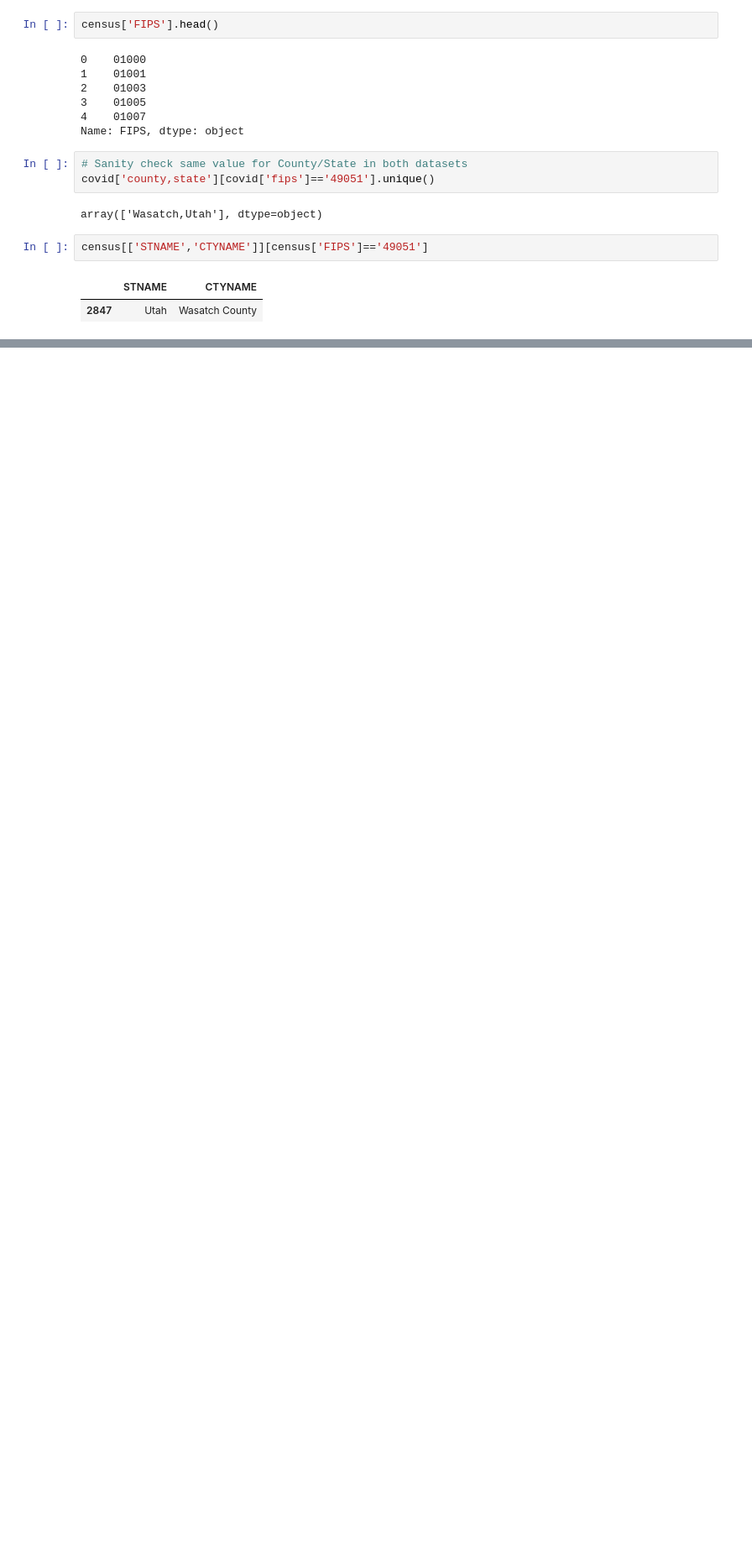
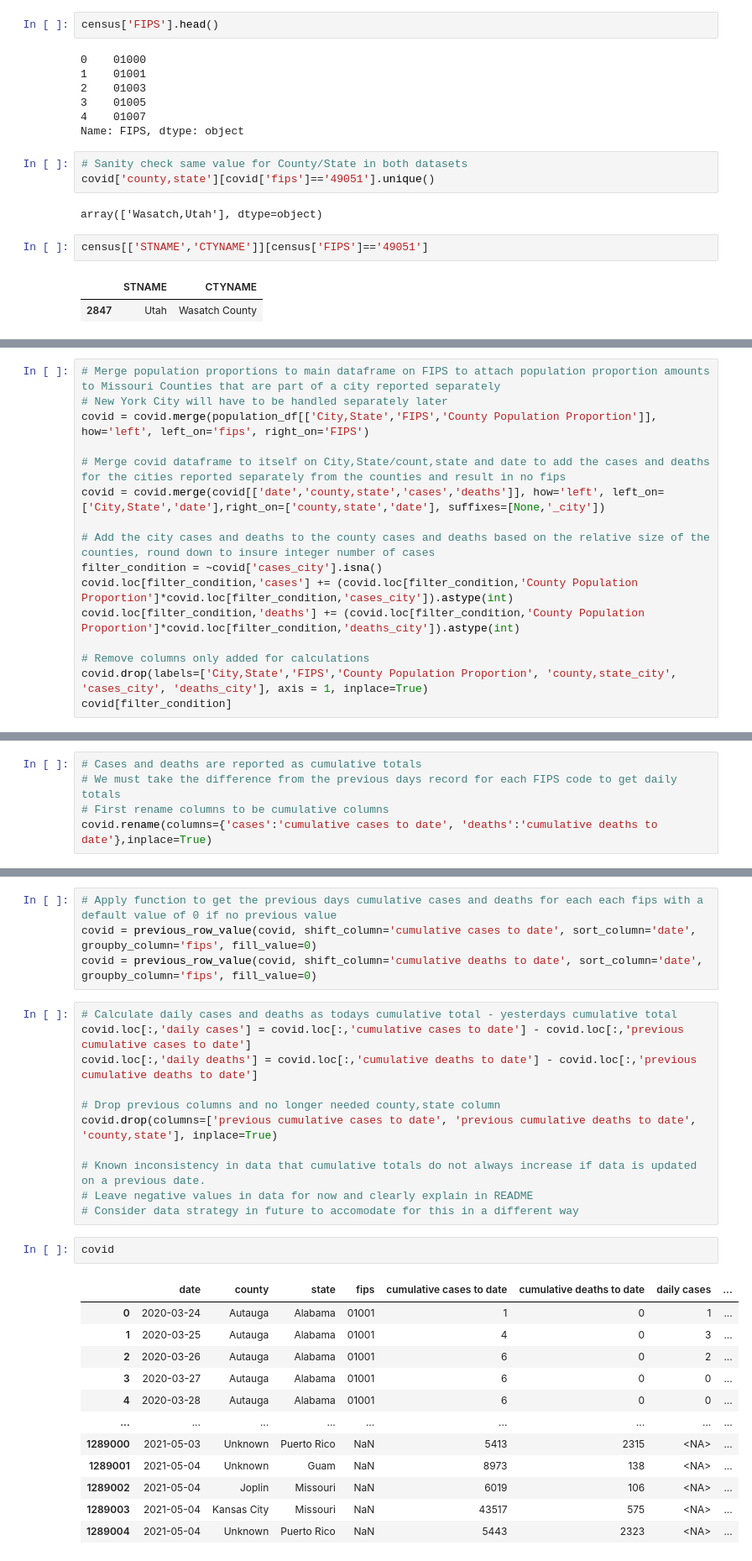
Before and after one commit to cwilbar04/COVID19, a Jupyter notebook: notebooks/EDA.ipynb, the cells around one changed output, grey strips where cells are left out. Shown at 84% size. Saved outputs shown, nothing was run; the diff lists cells and outputs as text; blank space fills up the shorter version.

```diff
--- a/notebooks/EDA.ipynb
+++ b/notebooks/EDA.ipynb
@@ -205,0 +331,16 @@ census[['STNAME','CTYNAME']][census['FIPS']=='49051']
+# %%
+# Merge population proportions to main dataframe on FIPS to attach population proportion amounts to Missouri Counties that are part of a city reported separately
+# New York City will have to be handled separately later
+covid = covid.merge(population_df[['City,State','FIPS','County Population Proportion']], how='left', left_on='fips', right_on='FIPS')
+
+# Merge covid dataframe to itself on City,State/count,state and date to add the cases and deaths for the cities reported separately from the counties and result in no fips
+covid = covid.merge(covid[['date','county,state','cases','deaths']], how='left', left_on=['City,State','date'],right_on=['county,state','date'], suffixes=[None,'_city'])
+
+# Add the city cases and deaths to the county cases and deaths based on the relative size of the counties, round down to insure integer number of cases
+filter_condition = ~covid['cases_city'].isna()
+covid.loc[filter_condition,'cases'] += (covid.loc[filter_condition,'County Population Proportion']*covid.loc[filter_condition,'cases_city']).astype(int)
+covid.loc[filter_condition,'deaths'] += (covid.loc[filter_condition,'County Population Proportion']*covid.loc[filter_condition,'deaths_city']).astype(int)
+
+# Remove columns only added for calculations
+covid.drop(labels=['City,State','FIPS','County Population Proportion', 'county,state_city', 'cases_city', 'deaths_city'], axis = 1, inplace=True)
+covid[filter_condition]
@@ -205,0 +397,5 @@ census[['STNAME','CTYNAME']][census['FIPS']=='49051']
+# %%
+# Cases and deaths are reported as cumulative totals
+# We must take the difference from the previous days record for each FIPS code to get daily totals
+# First rename columns to be cumulative columns
+covid.rename(columns={'cases':'cumulative cases to date', 'deaths':'cumulative deaths to date'},inplace=True)
@@ -205,0 +441,30 @@ census[['STNAME','CTYNAME']][census['FIPS']=='49051']
+# %%
+# Apply function to get the previous days cumulative cases and deaths for each each fips with a default value of 0 if no previous value
+covid = previous_row_value(covid, shift_column='cumulative cases to date', sort_column='date', groupby_column='fips', fill_value=0)
+covid = previous_row_value(covid, shift_column='cumulative deaths to date', sort_column='date', groupby_column='fips', fill_value=0)
+# %%
+# Calculate daily cases and deaths as todays cumulative total - yesterdays cumulative total
+covid.loc[:,'daily cases'] = covid.loc[:,'cumulative cases to date'] - covid.loc[:,'previous cumulative cases to date']
+covid.loc[:,'daily deaths'] = covid.loc[:,'cumulative deaths to date'] - covid.loc[:,'previous cumulative deaths to date']
+
+# Drop previous columns and no longer needed county,state column
+covid.drop(columns=['previous cumulative cases to date', 'previous cumulative deaths to date', 'county,state'], inplace=True)
+
+# Known inconsistency in data that cumulative totals do not always increase if data is updated on a previous date.
+# Leave negative values in data for now and clearly explain in README
+# Consider data strategy in future to accomodate for this in a different way
+# %%
+covid
+# %% [output]
+|  | date | county | state | fips | cumulative cases to date | cumulative deaths to date | daily cases | ... |
+| 0 | 2020-03-24 | Autauga | Alabama | 01001 | 1 | 0 | 1 | ... |
+| 1 | 2020-03-25 | Autauga | Alabama | 01001 | 4 | 0 | 3 | ... |
+| 2 | 2020-03-26 | Autauga | Alabama | 01001 | 6 | 0 | 2 | ... |
+| 3 | 2020-03-27 | Autauga | Alabama | 01001 | 6 | 0 | 0 | ... |
+| 4 | 2020-03-28 | Autauga | Alabama | 01001 | 6 | 0 | 0 | ... |
+| ... | ... | ... | ... | ... | ... | ... | ... | ... |
+| 1289000 | 2021-05-03 | Unknown | Puerto Rico | NaN | 5413 | 2315 | <NA> | ... |
+| 1289001 | 2021-05-04 | Unknown | Guam | NaN | 8973 | 138 | <NA> | ... |
+| 1289002 | 2021-05-04 | Joplin | Missouri | NaN | 6019 | 106 | <NA> | ... |
+| 1289003 | 2021-05-04 | Kansas City | Missouri | NaN | 43517 | 575 | <NA> | ... |
+| 1289004 | 2021-05-04 | Unknown | Puerto Rico | NaN | 5443 | 2323 | <NA> | ... |
```
Also changed, not shown: parts of 26 cells of this notebook, 8 other files.
